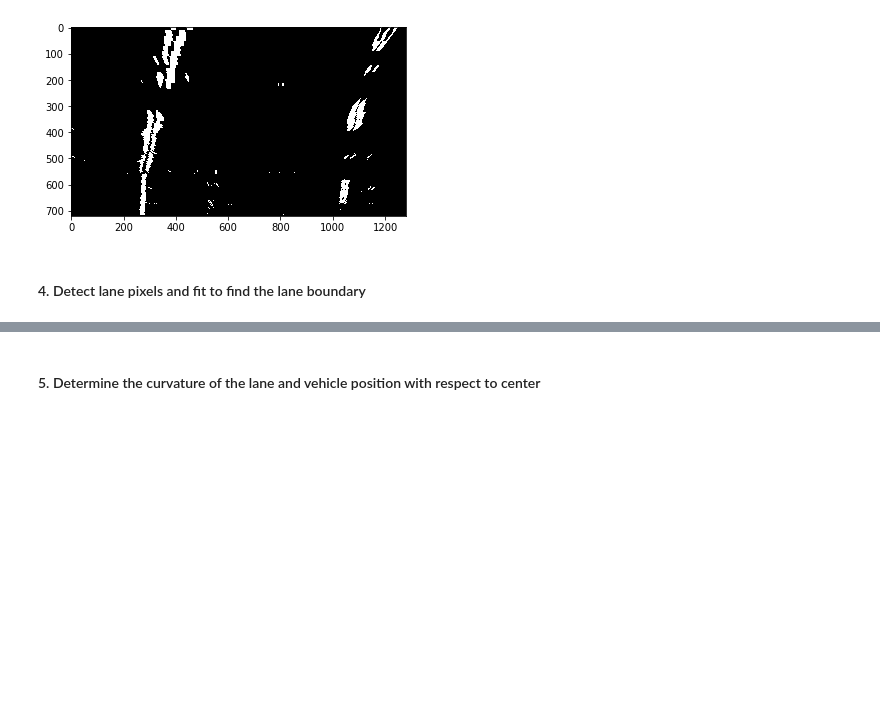
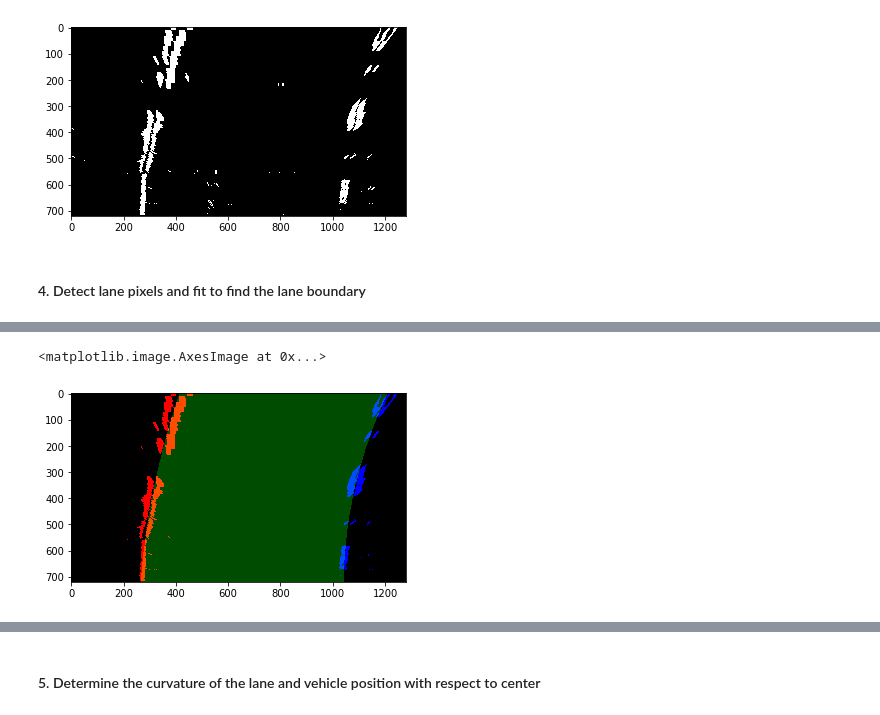
Before and after one commit to ninemillionbicycles/CarND-AdvancedLaneLines-P2, a Jupyter notebook: P2.ipynb, the cells around one changed output, grey strips where cells are left out. Drawn from its saved outputs; the diff is of its cells as text; code cells hidden in the pictures; blank space fills up the shorter version.

```diff
--- a/P2.ipynb
+++ b/P2.ipynb
@@ -402,0 +670,7 @@ plt.imshow(image_binary_topview, cmap='gray')
+# %%
+left_fit, right_fit, image_visualization = fit_polynomial(image_binary_topview, x_left, y_left, x_right, y_right, draw=1)
+
+plt.imshow(image_visualization)
+# %% [output]
+<matplotlib.image.AxesImage at 0x...>
+[figure, added]
```
Also changed, not shown: parts of 22 cells of this notebook, 3 other files.
